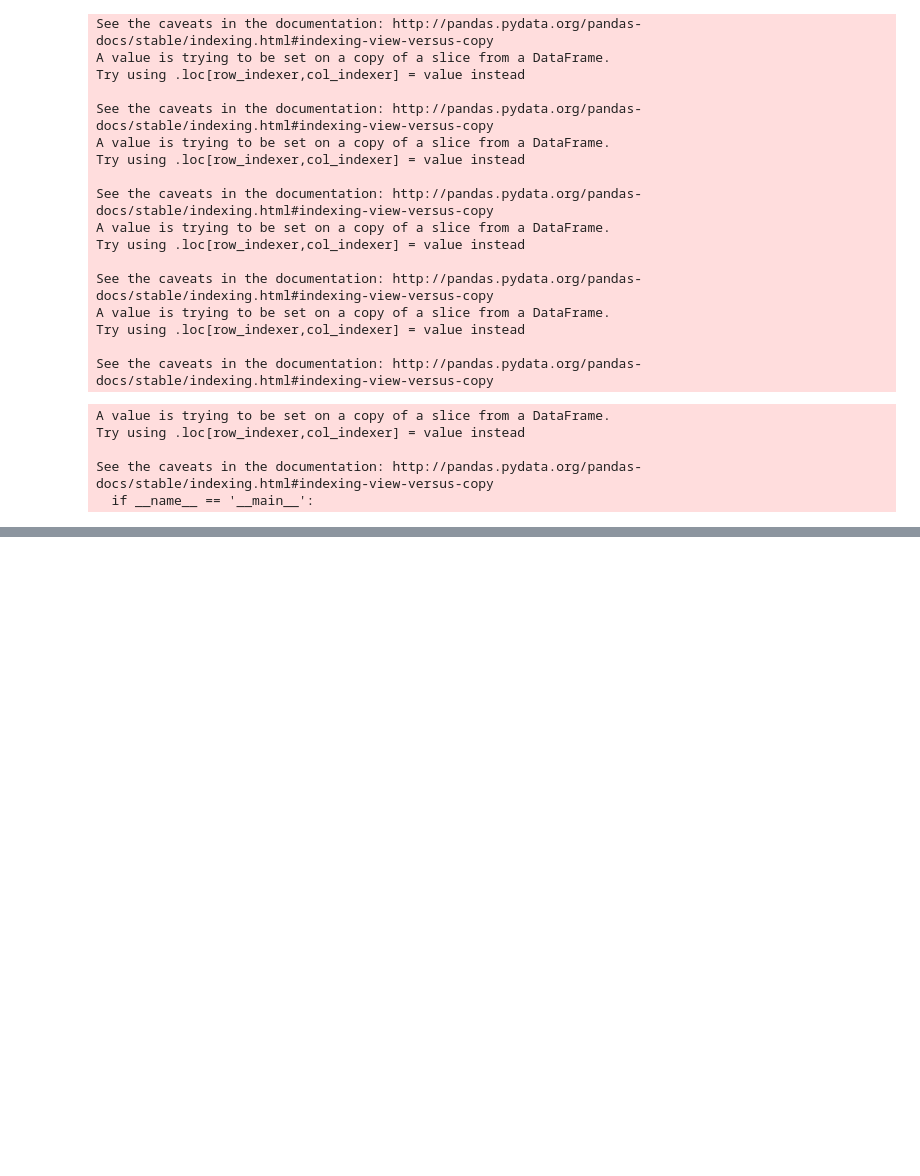
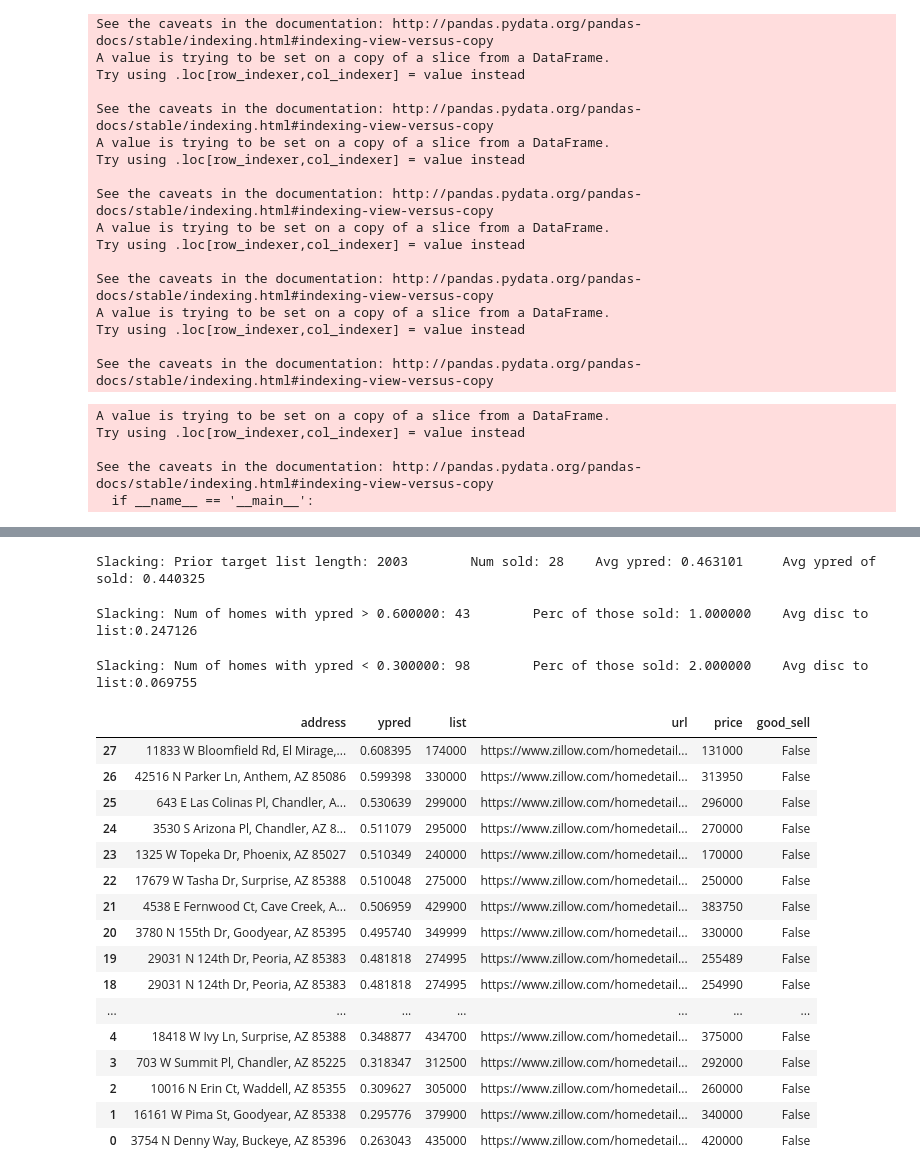
Before and after one commit to ivoytov/rentalnerd, a Jupyter notebook: scraper/predict_sale_above_list.ipynb, the cells around one changed output, grey strips where cells are left out. Cells and saved outputs as stored; diff of their text form; code cells hidden in the pictures; blank space fills up the shorter version.

```diff
--- a/scraper/predict_sale_above_list.ipynb
+++ b/scraper/predict_sale_above_list.ipynb
@@ -416,0 +388,4 @@ xgb.plot_importance(xgb_model)
+# %%
+# read in prior target list for backtesting purposes
+prior_target_list = pd.read_csv('good_sell/target_list_20170422.csv', index_col = 0)
+prior_target_list.head()
@@ -416,0 +400,46 @@ xgb.plot_importance(xgb_model)
+# %%
+backtest = prior_target_list.merge(sold[['address','price']], how="inner").sort_values(by='ypred',ascending=False)
+backtest['good_sell'] = (backtest.price >= backtest.list)
+y_all = prior_target_list.ypred.mean()
+y_sold = backtest.ypred.mean()
+slack("Prior target list length: %i\tNum sold: %i\tAvg ypred: %f\tAvg ypred of sold: %f" % (len(prior_target_list.index), len(sold_ids),y_all, y_sold))
+# %% [output]
+Slacking: Prior target list length: 2003        Num sold: 28    Avg ypred: 0.463101     Avg ypred of sold: 0.440325
+# %%
+pos_trigger = 0.6
+num_pos = len(prior_target_list[prior_target_list.ypred > pos_trigger].index)
+positives = backtest[backtest.ypred > pos_trigger]
+y_pos = (-(positives.price - positives.list) / positives.list).mean()
+slack("Num of homes with ypred > %f: %i\tPerc of those sold: %f\tAvg disc to list:%f"
+      % (pos_trigger, num_pos, len(positives.index), y_pos))
+# %% [output]
+Slacking: Num of homes with ypred > 0.600000: 43        Perc of those sold: 1.000000    Avg disc to list:0.247126
+# %%
+neg_trigger = 0.3
+num_neg = len(prior_target_list[prior_target_list.ypred < neg_trigger].index)
+negatives = backtest[backtest.ypred < neg_trigger]
+y_neg = (-(negatives.price - negatives.list) / negatives.list).mean()
+slack("Num of homes with ypred < %f: %i\tPerc of those sold: %f\tAvg disc to list:%f"
+      % (neg_trigger, num_neg, len(negatives.index), y_neg))
+# %% [output]
+Slacking: Num of homes with ypred < 0.300000: 98        Perc of those sold: 2.000000    Avg disc to list:0.069755
+# %%
+backtest
+# %% [output]
+|  | address | ypred | list | url | price | good_sell |
+| 27 | 11833 W Bloomfield Rd, El Mirage,... | 0.608395 | 174000 | https://www.zillow.com/homedetail... | 131000 | False |
+| 26 | 42516 N Parker Ln, Anthem, AZ 85086 | 0.599398 | 330000 | https://www.zillow.com/homedetail... | 313950 | False |
+| 25 | 643 E Las Colinas Pl, Chandler, A... | 0.530639 | 299000 | https://www.zillow.com/homedetail... | 296000 | False |
+| 24 | 3530 S Arizona Pl, Chandler, AZ 8... | 0.511079 | 295000 | https://www.zillow.com/homedetail... | 270000 | False |
+| 23 | 1325 W Topeka Dr, Phoenix, AZ 85027 | 0.510349 | 240000 | https://www.zillow.com/homedetail... | 170000 | False |
+| 22 | 17679 W Tasha Dr, Surprise, AZ 85388 | 0.510048 | 275000 | https://www.zillow.com/homedetail... | 250000 | False |
+| 21 | 4538 E Fernwood Ct, Cave Creek, A... | 0.506959 | 429900 | https://www.zillow.com/homedetail... | 383750 | False |
+| 20 | 3780 N 155th Dr, Goodyear, AZ 85395 | 0.495740 | 349999 | https://www.zillow.com/homedetail... | 330000 | False |
+| 19 | 29031 N 124th Dr, Peoria, AZ 85383 | 0.481818 | 274995 | https://www.zillow.com/homedetail... | 255489 | False |
+| 18 | 29031 N 124th Dr, Peoria, AZ 85383 | 0.481818 | 274995 | https://www.zillow.com/homedetail... | 254990 | False |
+| ... | ... | ... | ... | ... | ... | ... |
+| 4 | 18418 W Ivy Ln, Surprise, AZ 85388 | 0.348877 | 434700 | https://www.zillow.com/homedetail... | 375000 | False |
+| 3 | 703 W Summit Pl, Chandler, AZ 85225 | 0.318347 | 312500 | https://www.zillow.com/homedetail... | 292000 | False |
+| 2 | 10016 N Erin Ct, Waddell, AZ 85355 | 0.309627 | 305000 | https://www.zillow.com/homedetail... | 260000 | False |
+| 1 | 16161 W Pima St, Goodyear, AZ 85338 | 0.295776 | 379900 | https://www.zillow.com/homedetail... | 340000 | False |
+| 0 | 3754 N Denny Way, Buckeye, AZ 85396 | 0.263043 | 435000 | https://www.zillow.com/homedetail... | 420000 | False |
```
Also changed, not shown: parts of 20 cells of this notebook, 9 other files.
